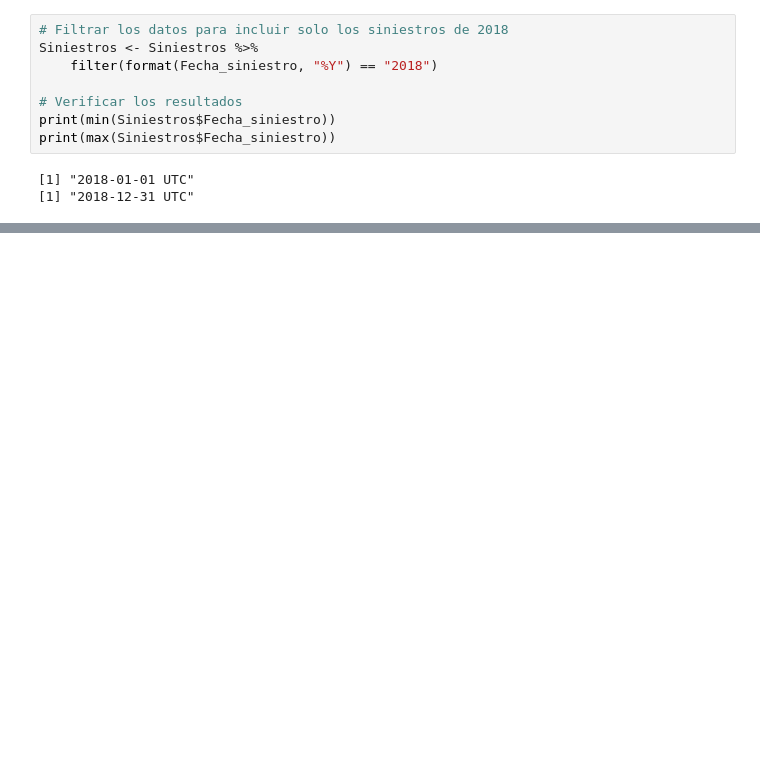
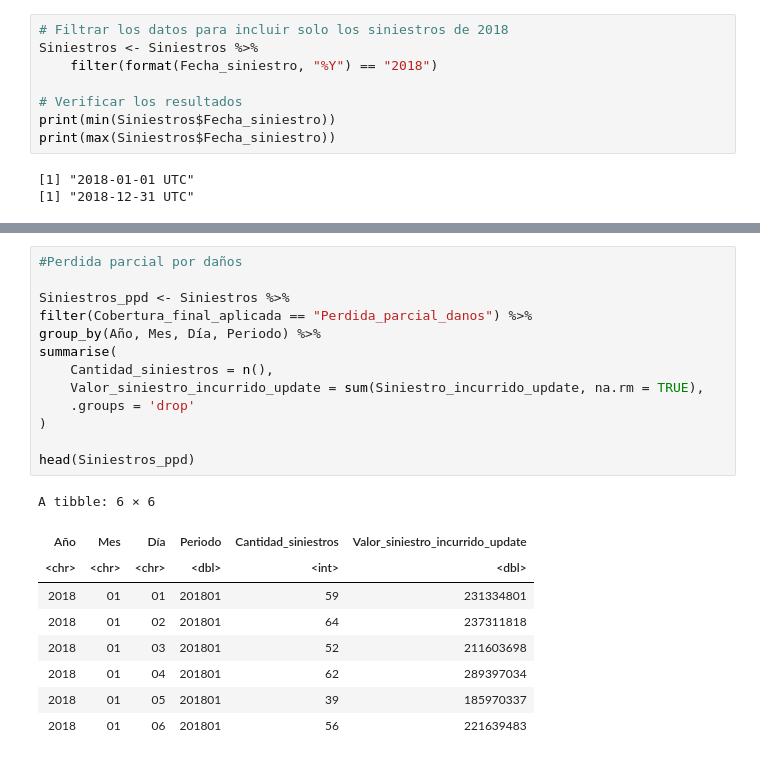
Before and after one commit to RiemannIntegrable/modelo-de-riesgo-colectivo-en-siniestros-de-autos, a Jupyter notebook: notebooks/Siniestros_New.ipynb, the cells around one changed output, grey strips where cells are left out. Saved outputs shown, nothing was run; the diff lists cells and outputs as text; blank space fills up the shorter version.

```diff
--- a/notebooks/Siniestros_New.ipynb
+++ b/notebooks/Siniestros_New.ipynb
@@ -119,0 +162,23 @@ summary(tabla_valor)
+# %%
+#Perdida parcial por daños
+
+Siniestros_ppd <- Siniestros %>%
+filter(Cobertura_final_aplicada == "Perdida_parcial_danos") %>%
+group_by(Año, Mes, Día, Periodo) %>%
+summarise(
+    Cantidad_siniestros = n(),
+    Valor_siniestro_incurrido_update = sum(Siniestro_incurrido_update, na.rm = TRUE),
+    .groups = 'drop'
+)
+
+head(Siniestros_ppd)
+# %% [output]
+A tibble: 6 × 6
+| Año | Mes | Día | Periodo | Cantidad_siniestros | Valor_siniestro_incurrido_update |
+| <chr> | <chr> | <chr> | <dbl> | <int> | <dbl> |
+| 2018 | 01 | 01 | 201801 | 59 | 231334801 |
+| 2018 | 01 | 02 | 201801 | 64 | 237311818 |
+| 2018 | 01 | 03 | 201801 | 52 | 211603698 |
+| 2018 | 01 | 04 | 201801 | 62 | 289397034 |
+| 2018 | 01 | 05 | 201801 | 39 | 185970337 |
+| 2018 | 01 | 06 | 201801 | 56 | 221639483 |
```
Also changed, not shown: parts of 20 cells of this notebook, 4 other files.
